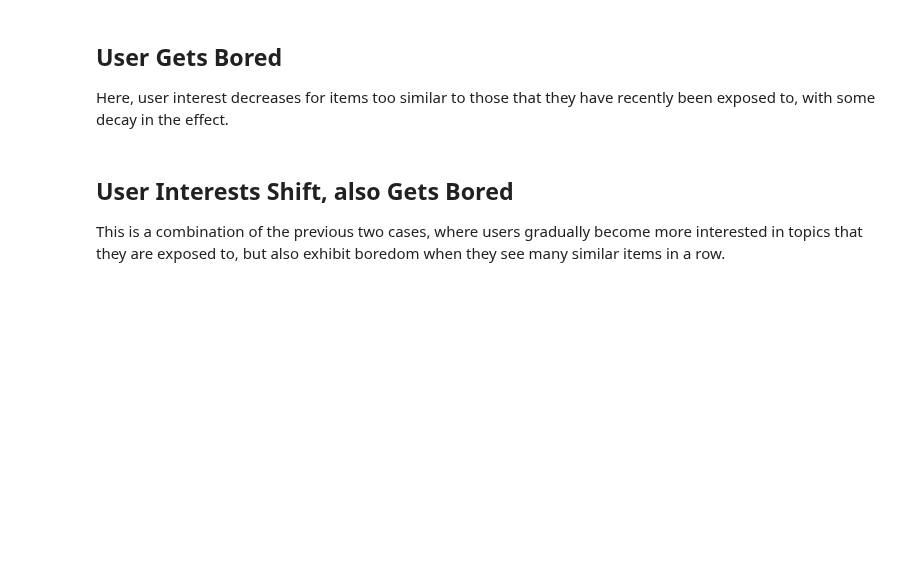
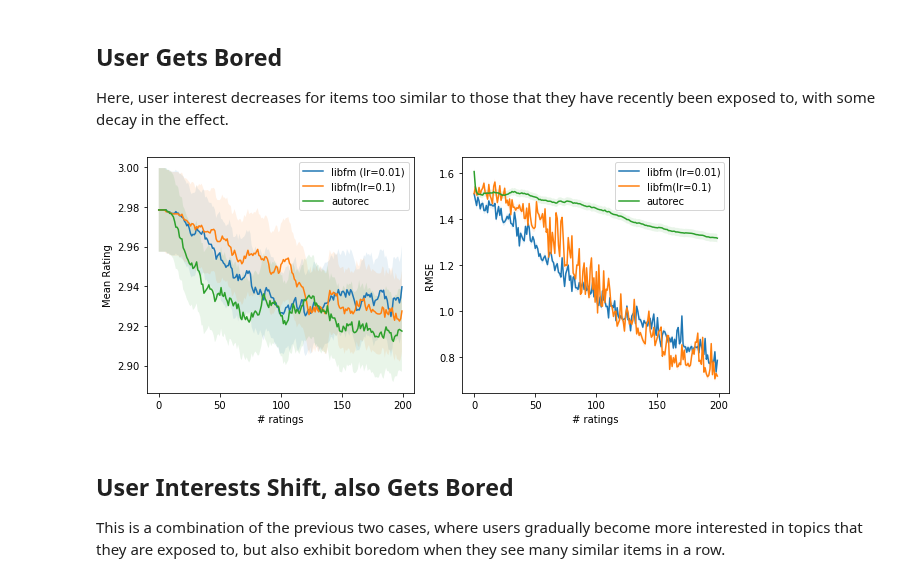
Before and after one commit to berkeley-reclab/RecLab, a Jupyter notebook: experiments/comparison.ipynb, the cells around one changed output. Saved outputs shown, nothing was run; the diff lists cells and outputs as text; code cells hidden in the pictures; blank space fills up the shorter version.

```diff
--- a/experiments/comparison.ipynb
+++ b/experiments/comparison.ipynb
@@ -180,18 +181,42 @@ plot_ratings_mses(ratings[0], preds[0], num_init_ratings, ['libfm (lr=0.01)', 'l
 Here, user interest decreases for items too similar to those that they have recently been exposed to, with some decay in the effect.
 # %%
 if topics:
-    params = {'num_topics': 10, 'memory_length': 5, 'boredom_threshold': 2,
-              'boredom_penalty': 1.0}
-    env = Topics(**params, **env_params)
+    env = Topics(
+        num_users=num_users,
+        num_items=num_items,
+        rating_frequency=rating_frequency,
+        num_topics=10,
+        memory_length=5,
+        boredom_threshold=2,
+        boredom_penalty=1.0,
+    )
+    environment_names = ['topics_boredom']
 else:
-    params = {'latent_dim': 8, 'memory_length': 5, 'boredom_threshold': 0.5,
-              'boredom_penalty': 1.0}
-    env = LatentFactorBehavior(**params, **env_params)
-datafilename = 'boredom_'+env.name+'.npz'
-ratings, preds = run_env_experiment([env], recommenders, 10, 200,
-                                    expdirname, datafilename, overwrite=True)
+    env = LatentFactorBehavior(
+        num_users=num_users,
+        num_items=num_items,
+        rating_frequency=rating_frequency,
+        latent_dim=8,
+        memory_length=5,
+        boredom_threshold=0.5,
+        boredom_penalty=1.0,
+    )
+    environment_names = ['latent_boredom']
+
+ratings, preds, dense_ratings, dense_preds = run_env_experiment(environments=[env],
+                                                                recommenders=recommenders,
+                                                                trial_seeds=trial_seeds,
+                                                                len_trial=5,
+                                                                environment_names=environment_names,
+                                                                recommender_names=recommender_names,
+                                                                bucket_name=bucket_name,
+                                                                data_dir=data_dir,
+                                                                overwrite=False)
 # %%
-plot_ratings_mses(ratings[0], preds[0], num_init_ratings, ['libfm (lr=0.01)', 'libfm(lr=0.1)', 'autorec', 'userKnn', 'itemKnn'])
+plot_ratings_mses(ratings[0], preds[0], recommender_names)
+plot_ratings_mses(dense_ratings[0], dense_preds[0], recommender_names)
+# %% [output]
+[figure, added]
 # %% [markdown]
 ## User Interests Shift, also Gets Bored
 
```
Also changed, not shown: parts of 16 cells of this notebook.
